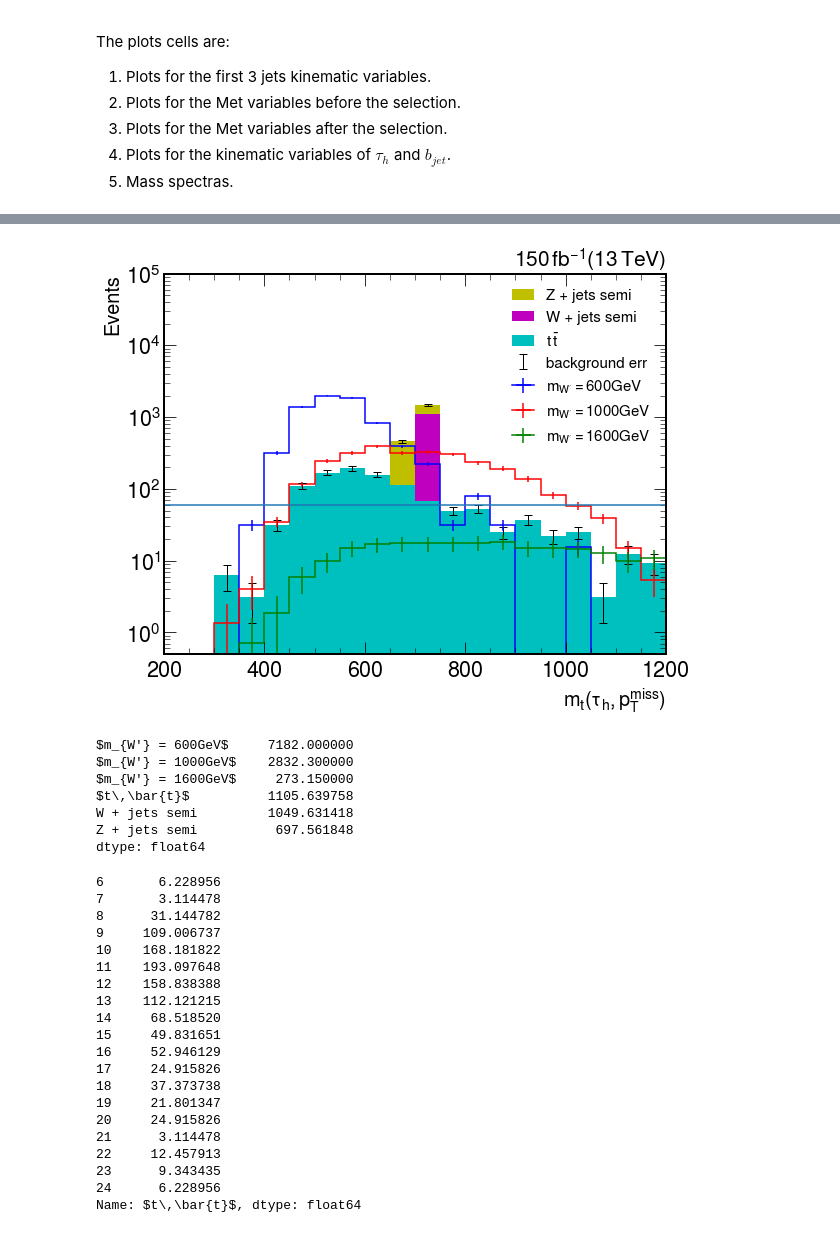
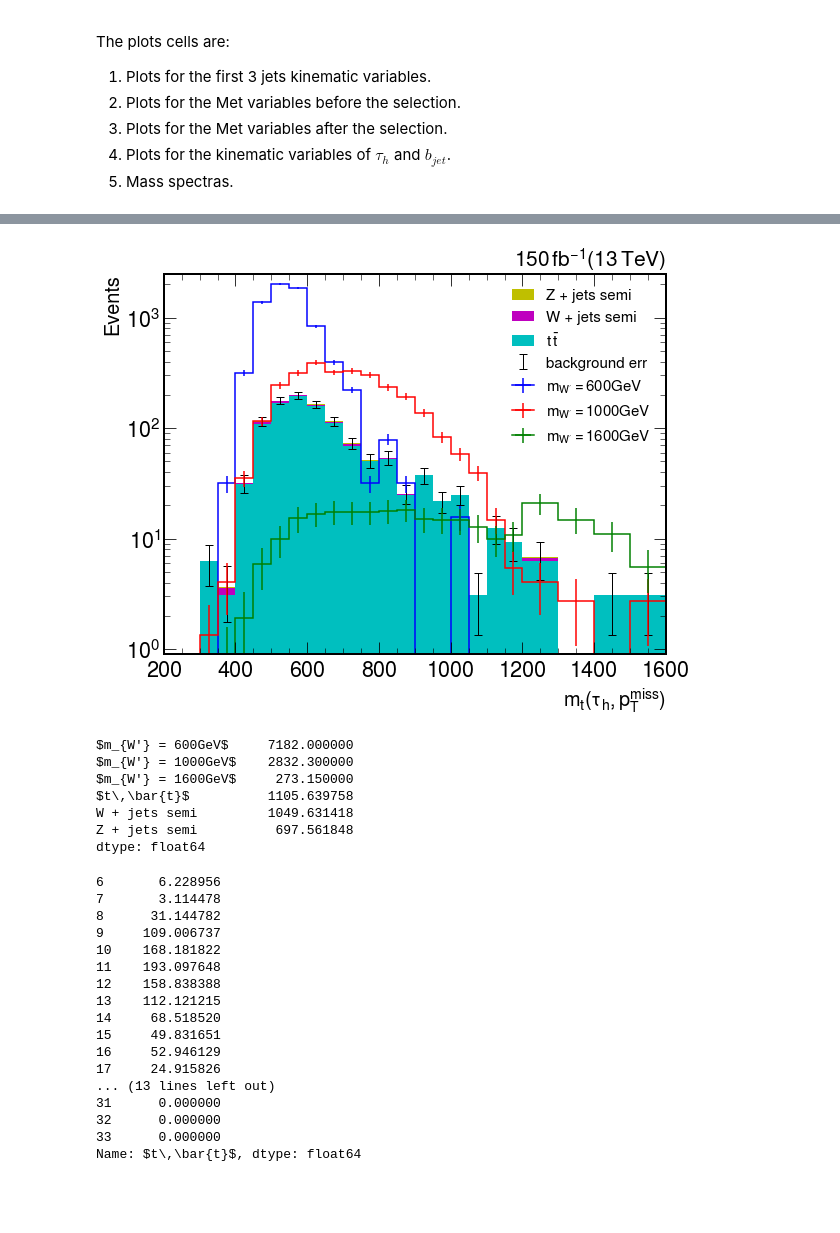
Before and after one commit to tomasate/TareasMast, a Jupyter notebook: B_Tau_Nu_Analysis_SSM_Selection_Backgrounds.ipynb, the cells around one changed output, grey strips where cells are left out. Cells and saved outputs as stored; diff of their text form; code cells hidden in the pictures; blank space fills up the shorter version.

```diff
--- a/B_Tau_Nu_Analysis_SSM_Selection_Backgrounds.ipynb
+++ b/B_Tau_Nu_Analysis_SSM_Selection_Backgrounds.ipynb
@@ -1012,11 +1008,11 @@ Df_bg_zj_.head()
 # %%
 Df_bg_ttbar = pd.read_csv("C:/Users/toatg/Documents/Nueva carpeta/Thesis_Analysis/Processed_Backgrounds/Df_baseline_ttbar_b.csv", index_col= "Unnamed: 0")
-Df_bg_wj = pd.read_csv("C:/Users/toatg/Documents/Nueva carpeta/Thesis_Analysis/Processed_Backgrounds/Df_baseline_wpj_b.csv", index_col= "Unnamed: 0")
-Df_bg_zj = pd.read_csv("C:/Users/toatg/Documents/Nueva carpeta/Thesis_Analysis/Processed_Backgrounds/Df_baseline_zpj_b.csv", index_col= "Unnamed: 0")
+Df_bg_wj = pd.read_csv("C:/Users/toatg/Documents/Nueva carpeta/Thesis_Analysis/Processed_Backgrounds/w+jets_e_mu_one_b.csv", index_col= "Unnamed: 0")
+Df_bg_zj = pd.read_csv("C:/Users/toatg/Documents/Nueva carpeta/Thesis_Analysis/Processed_Backgrounds/z+jets_e_mu_one_b.csv", index_col= "Unnamed: 0")
 Df_bg_ttbar['electron_pT'] = Df_bg_ttbar_.electron_pt0
 Df_bg_ttbar['muon_pT'] = Df_bg_ttbar_.muon_pt0
-Df_bg_zj['electron_pT'] = Df_bg_zj_.electron_pt0
-Df_bg_zj['muon_pT'] = Df_bg_zj_.muon_pt0
+#Df_bg_zj['electron_pT'] = Df_bg_zj_.electron_pt0
+#Df_bg_zj['muon_pT'] = Df_bg_zj_.muon_pt0
 #Df_bg_wj['electron_pT'] = Df_bg_wj_.electron_pt0
 
 Df_bg_ttbar.head()
@@ -1066,11 +1102,16 @@ The first cell makes this selection. The second saves the Dataframes into `.csv`
 
 The fourth cell declares the cross section of the process starting for the signal and then the backgrounds. These cross section must be declared in order $s_1, s_2, s_3, t\bar{t}, W + jets, Z + jets$. The labels in the sixth cell, which are the name for the events must be declared in that same order.
 # %%
-sigma = np.array([5.25, 0.45, 0.03, (5.046960e+02), (1.465483e05),(4.302927e+04)])*1e-12
+#sigma = np.array([5.25, 0.45, 0.03, (5.046960e+02), (1.465483e05),(4.302927e+04)])*1e-12
+sigma = np.array([5.25, 0.45, 0.03, (5.046960e+02), (0.642517126417),(0.025330271375)])*1e-12
 n_ev = sigma * 150 /(1e-15)
 
+
+#n_mc = np.array([50000,50000,50000,
+#                 24307250, 20942823,18505572])
+
 n_mc = np.array([50000,50000,50000,
-                 24307250, 20942823,18505572])
+                 24307250, 350495, 88419])
 
 w = n_ev / n_mc
 ex_ev_s = pd.Series(data = w,
@@ -1104,0 +1150,7 @@ In this section the best cuts for maximizing the statistical significance is mad
+# %%
+Df_s1 = final_cuts(Df_s1, pt_tau=25, pt_b=0, del_phi = 0, met = 0)
+Df_s2 = final_cuts(Df_s2, pt_tau=25, pt_b=0, del_phi = 0, met = 0)
+Df_s3 = final_cuts(Df_s3, pt_tau=25, pt_b=0, del_phi = 0, met = 0)
+Df_bg_wj = final_cuts(Df_bg_wj, pt_tau=25, pt_b=0, del_phi = 0, met = 0)
+Df_bg_zj = final_cuts(Df_bg_zj, pt_tau=25, pt_b=0, del_phi = 0, met = 0)
+Df_bg_ttbar = final_cuts(Df_bg_ttbar, pt_tau=25, pt_b=0, del_phi = 0, met = 0)
@@ -1743,22 +1966,22 @@ plot_mass1(m_type = r'$m(b,\tau_h)$',
 # %%
 #Transverse mass of tau with cuts
 
 plot_mass1(m_type = r'$m_t(\tau_h, p_T^{miss})$',
            s1 = Df_s1_cut['Transverse_mass_tau'],
            s2 = Df_s2_cut['Transverse_mass_tau'],
            s3 = Df_s3_cut['Transverse_mass_tau'],
            bg1 = Df_bgttbar_cut['Transverse_mass_tau'],
            bg2 = Df_bgw_cut['Transverse_mass_tau'],
            bg3 = Df_bgz_cut['Transverse_mass_tau'],
            Ws = df.Second_Selection,
            labels= labels,
            bines = [i for i in range(0,1200,50)] + [i for i in range(1200, 2200,100)]+[2600])
-plt.hlines(60, 200,1200)
-plt.xlim(200,1200)
-plt.ylim(0.5,1e5);
+#plt.hlines(60, 200,1200)
+plt.xlim(200,1600)
+plt.ylim(0.9,2.5e3);
 #plt.savefig(Path_files + '/$m_t(\tau_h, p_T^{miss})$');
 # %% [output]
-[figure, old version]
+[figure, new version]
 # %%
 df_mt, bines = plot_mass3(m_type = r'$m_t(\tau_h, p_T^{miss})$',
                            s1 = Df_s1_cut['Transverse_mass_tau'],
@@ -1780,7 +2003,7 @@ W + jets semi         1049.631418
 Z + jets semi          697.561848
 dtype: float64
 # %%
-df_mt.iloc[3,6:25]
+df_mt.iloc[3,6:]
 # %% [output]
 6       6.228956
 7       3.114478
@@ -1794,12 +2017,9 @@ df_mt.iloc[3,6:25]
 15     49.831651
 16     52.946129
 17     24.915826
-18     37.373738
-19     21.801347
-20     24.915826
-21      3.114478
-22     12.457913
-23      9.343435
-24      6.228956
+... (13 lines left out)
+31      0.000000
+32      0.000000
+33      0.000000
 Name: $t\,\bar{t}$, dtype: float64
 # %%
```
Also changed, not shown: parts of 40 cells of this notebook, 2 other files.
